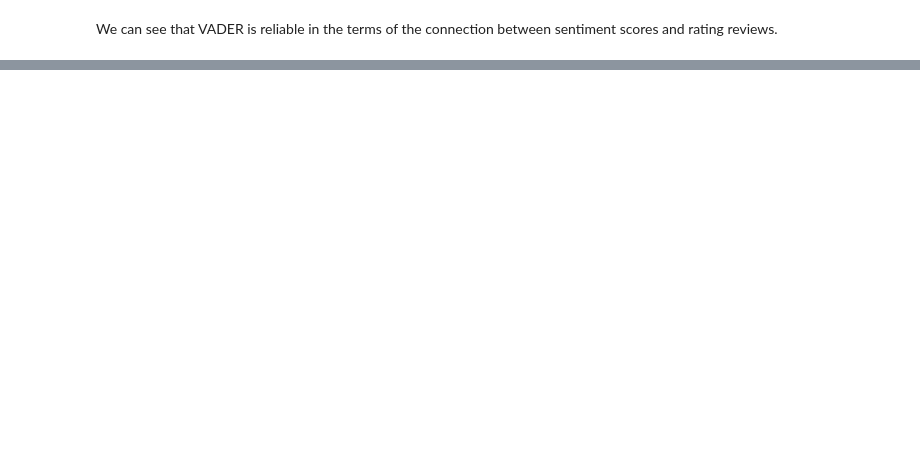
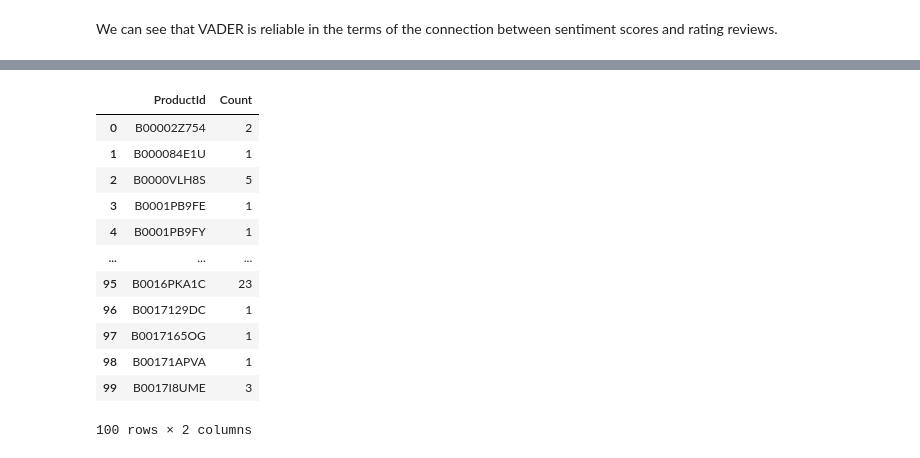
Before and after one commit to 22sharma/E-Commerce-Platform-V2, a Jupyter notebook: python-sentiment-analysis-project-nltk.ipynb, the cells around one changed output, grey strips where cells are left out. Saved outputs shown, nothing was run; the diff lists cells and outputs as text; code cells hidden in the pictures; blank space fills up the shorter version.

```diff
--- a/python-sentiment-analysis-project-nltk.ipynb
+++ b/python-sentiment-analysis-project-nltk.ipynb
@@ -160,0 +157,17 @@ Roberta Pretrained Model
+# %%
+product_counts = df.groupby('ProductId').size().reset_index(name='Count')
+product_counts.head(100)
+# %% [output]
+|  | ProductId | Count |
+| 0 | B00002Z754 | 2 |
+| 1 | B000084E1U | 1 |
+| 2 | B0000VLH8S | 5 |
+| 3 | B0001PB9FE | 1 |
+| 4 | B0001PB9FY | 1 |
+| ... | ... | ... |
+| 95 | B0016PKA1C | 23 |
+| 96 | B0017129DC | 1 |
+| 97 | B0017165OG | 1 |
+| 98 | B00171APVA | 1 |
+| 99 | B0017I8UME | 3 |
+100 rows × 2 columns
```
Also changed, not shown: parts of 11 cells of this notebook.
